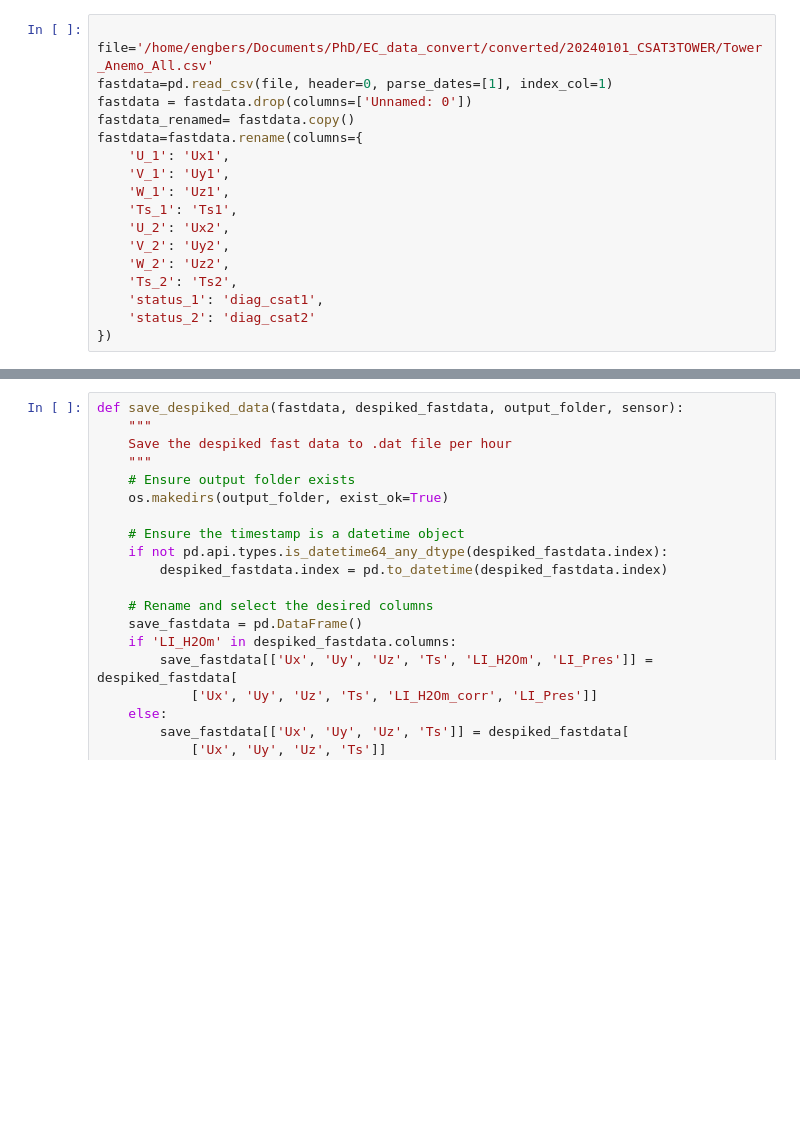
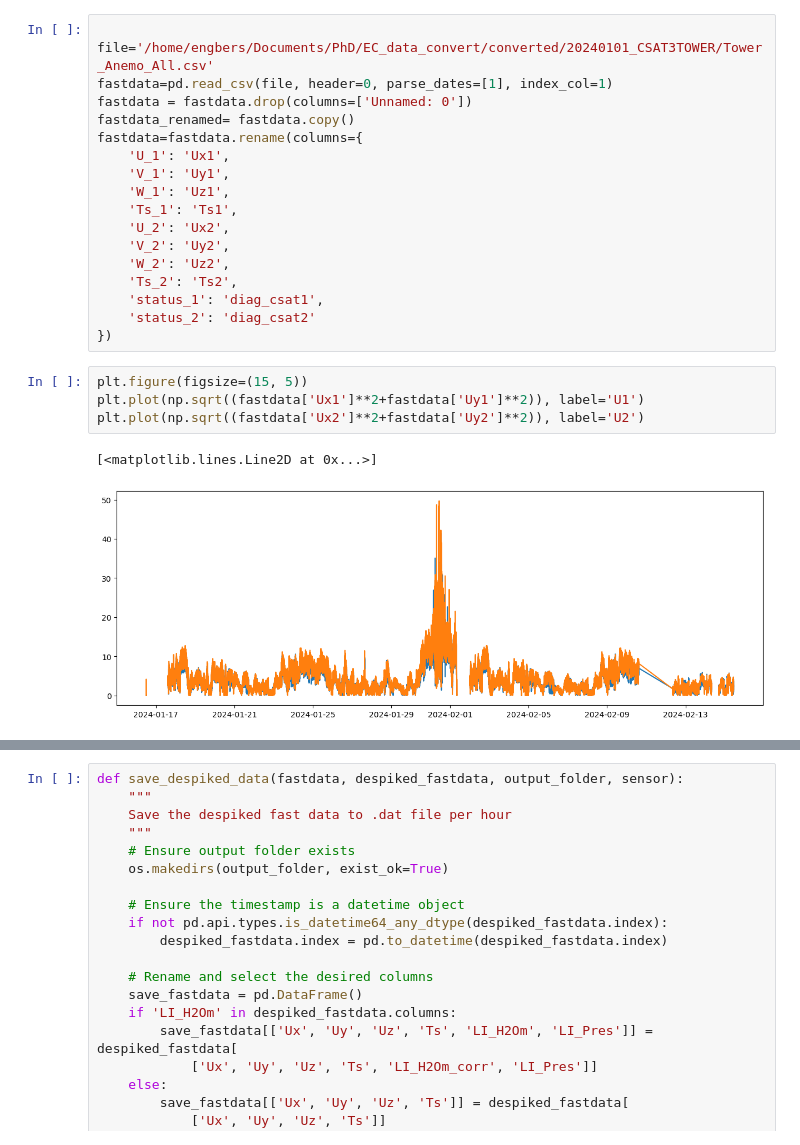
Before and after one commit to Rainette9/DataProcessingScripts, a Jupyter notebook: Data_preprocess.ipynb, the cells around one changed output, grey strips where cells are left out. Cells and saved outputs as stored; diff of their text form; blank space fills up the shorter version.

Commit message:
make nicer plots

```diff
--- a/Data_preprocess.ipynb
+++ b/Data_preprocess.ipynb
@@ -59,3 +57,10 @@ fastdata=fastdata.rename(columns={
     'status_1': 'diag_csat1',
     'status_2': 'diag_csat2'
 })
+# %%
+plt.figure(figsize=(15, 5))
+plt.plot(np.sqrt((fastdata['Ux1']**2+fastdata['Uy1']**2)), label='U1')
+plt.plot(np.sqrt((fastdata['Ux2']**2+fastdata['Uy2']**2)), label='U2')
+# %% [output]
+[<matplotlib.lines.Line2D at 0x...>]
+[figure, added]
```
Also changed, not shown: parts of 3 cells of this notebook, 28 other files.
